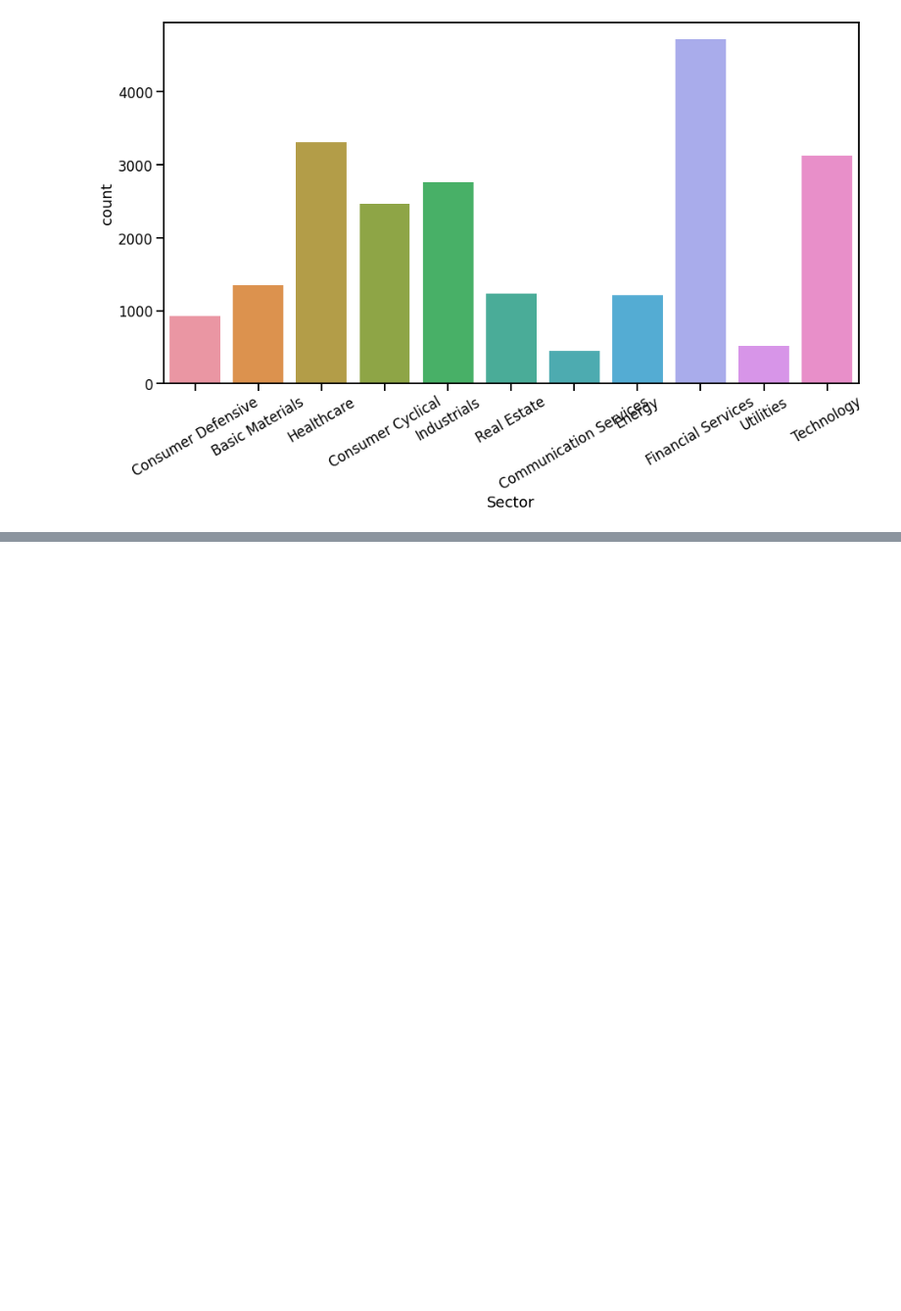
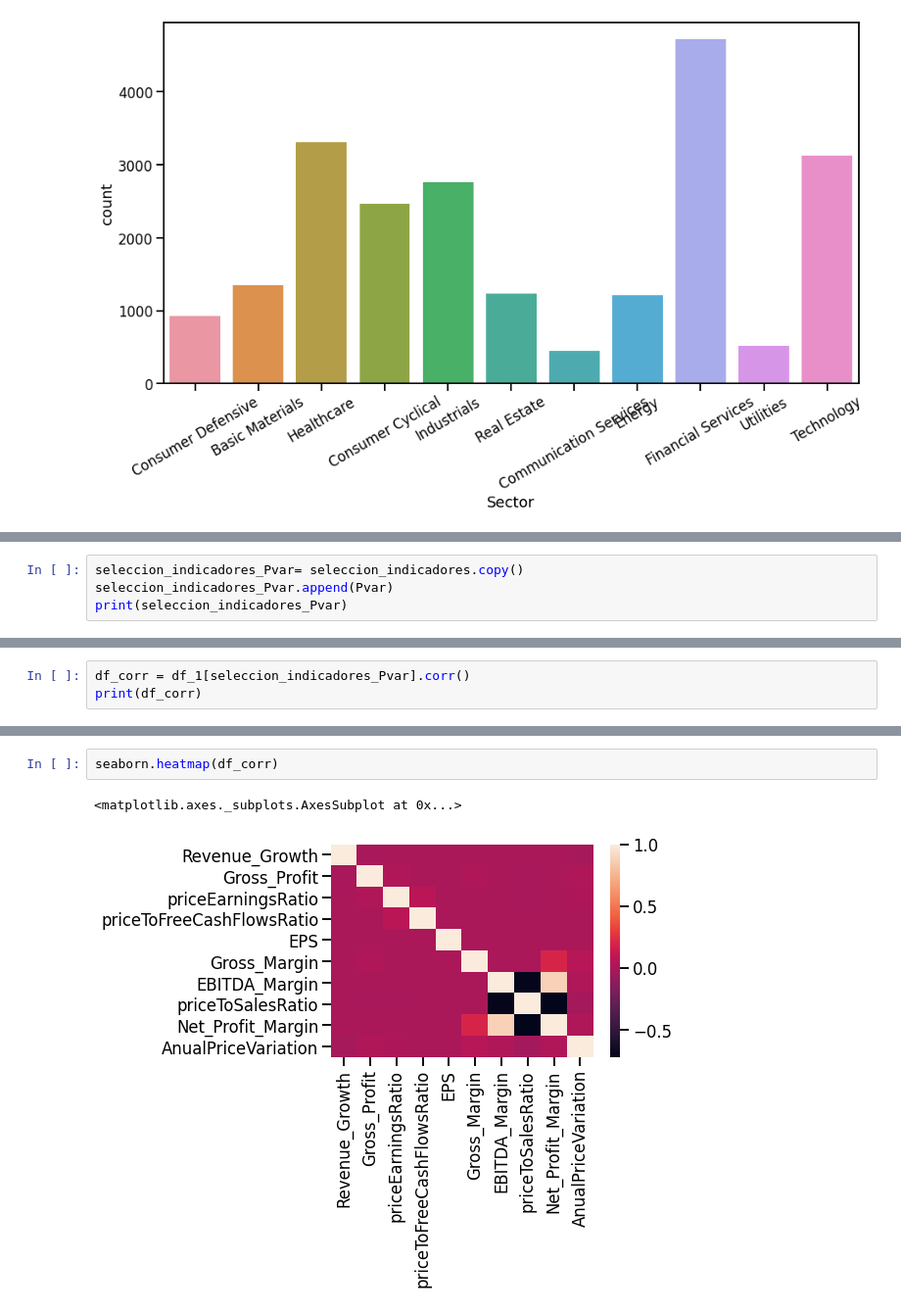
Before and after one commit to Nicoch590/DatosFinancieros, a Jupyter notebook: Datos_Financieros_3.ipynb, the cells around one changed output, grey strips where cells are left out. Shown: that part at 98% size. Cells and saved outputs as stored; diff of their text form; blank space fills up the shorter version.

```diff
--- a/Datos_Financieros_3.ipynb
+++ b/Datos_Financieros_3.ipynb
@@ -181,0 +244,4 @@ plt.xticks(rotation=30)
+# %%
+seleccion_indicadores_Pvar= seleccion_indicadores.copy()
+seleccion_indicadores_Pvar.append(Pvar)
+print(seleccion_indicadores_Pvar)
@@ -181,0 +250,3 @@ plt.xticks(rotation=30)
+# %%
+df_corr = df_1[seleccion_indicadores_Pvar].corr()
+print(df_corr)
@@ -181,0 +267,5 @@ plt.xticks(rotation=30)
+# %%
+seaborn.heatmap(df_corr)
+# %% [output]
+<matplotlib.axes._subplots.AxesSubplot at 0x...>
+[figure, added]
```
Also changed, not shown: parts of 16 cells of this notebook.
